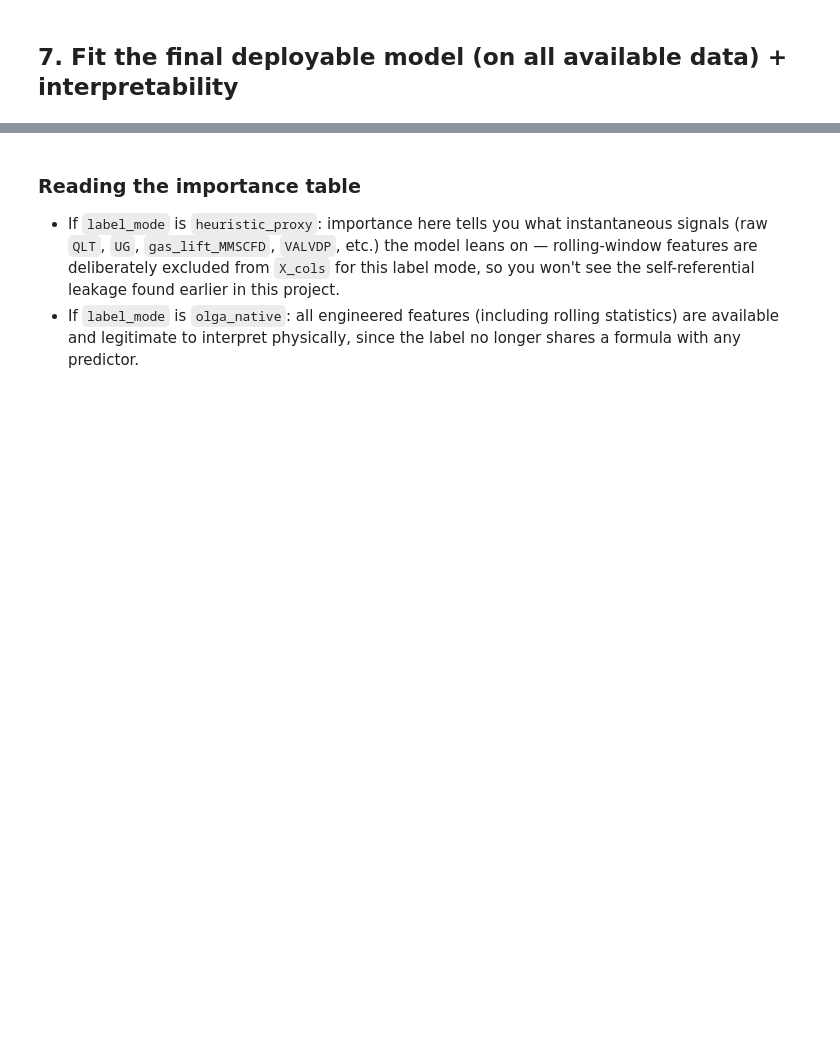
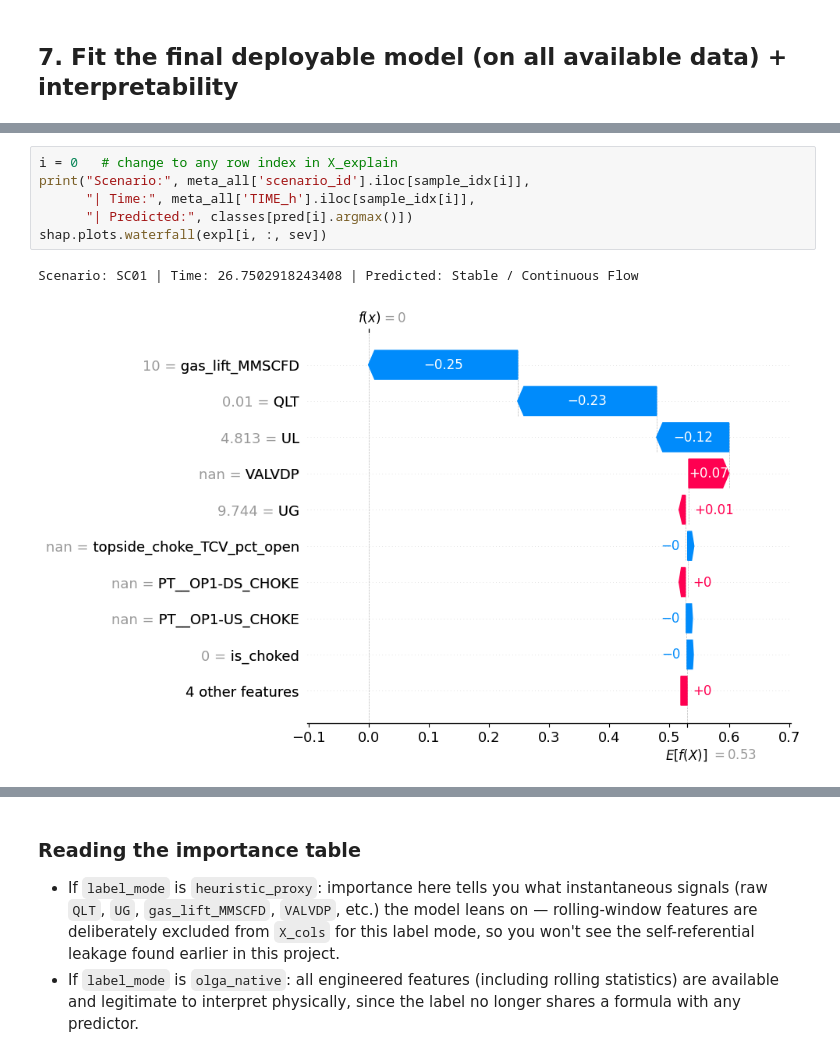
Before and after one commit to rubyoadu-source/Slugging-XAI, a Jupyter notebook: Slugging_ML_Pipeline.ipynb, the cells around one changed output, grey strips where cells are left out. Drawn from its saved outputs; the diff is of its cells as text; blank space fills up the shorter version.

```diff
--- a/Slugging_ML_Pipeline.ipynb
+++ b/Slugging_ML_Pipeline.ipynb
@@ -727,0 +966,9 @@ save_model(final_model, X_cols, label_mode, path='slugging_model.joblib')
+# %%
+i = 0   # change to any row index in X_explain
+print("Scenario:", meta_all['scenario_id'].iloc[sample_idx[i]],
+      "| Time:", meta_all['TIME_h'].iloc[sample_idx[i]],
+      "| Predicted:", classes[pred[i].argmax()])
+shap.plots.waterfall(expl[i, :, sev])
+# %% [output]
+Scenario: SC01 | Time: 26.7502918243408 | Predicted: Stable / Continuous Flow
+[figure, added]
```
Also changed, not shown: parts of 22 cells of this notebook.
